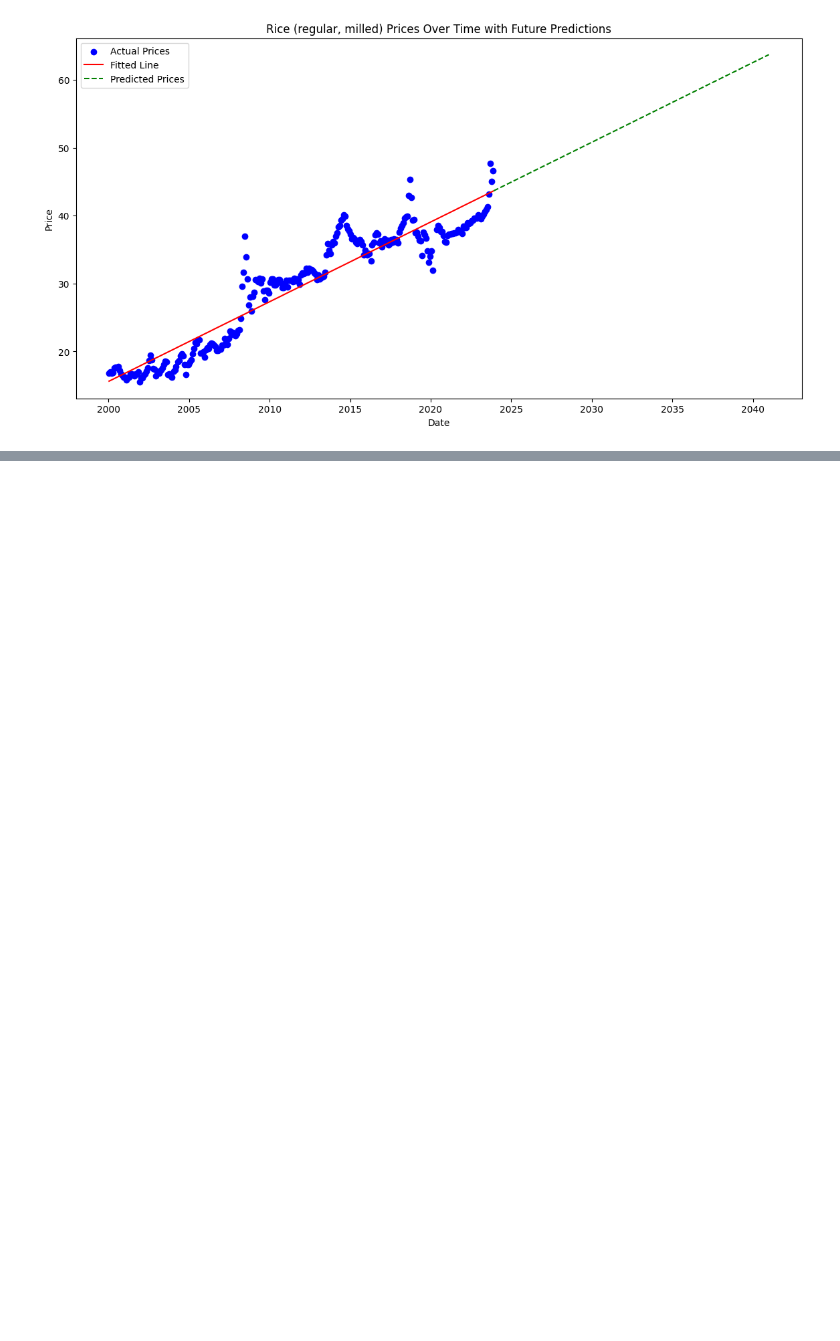
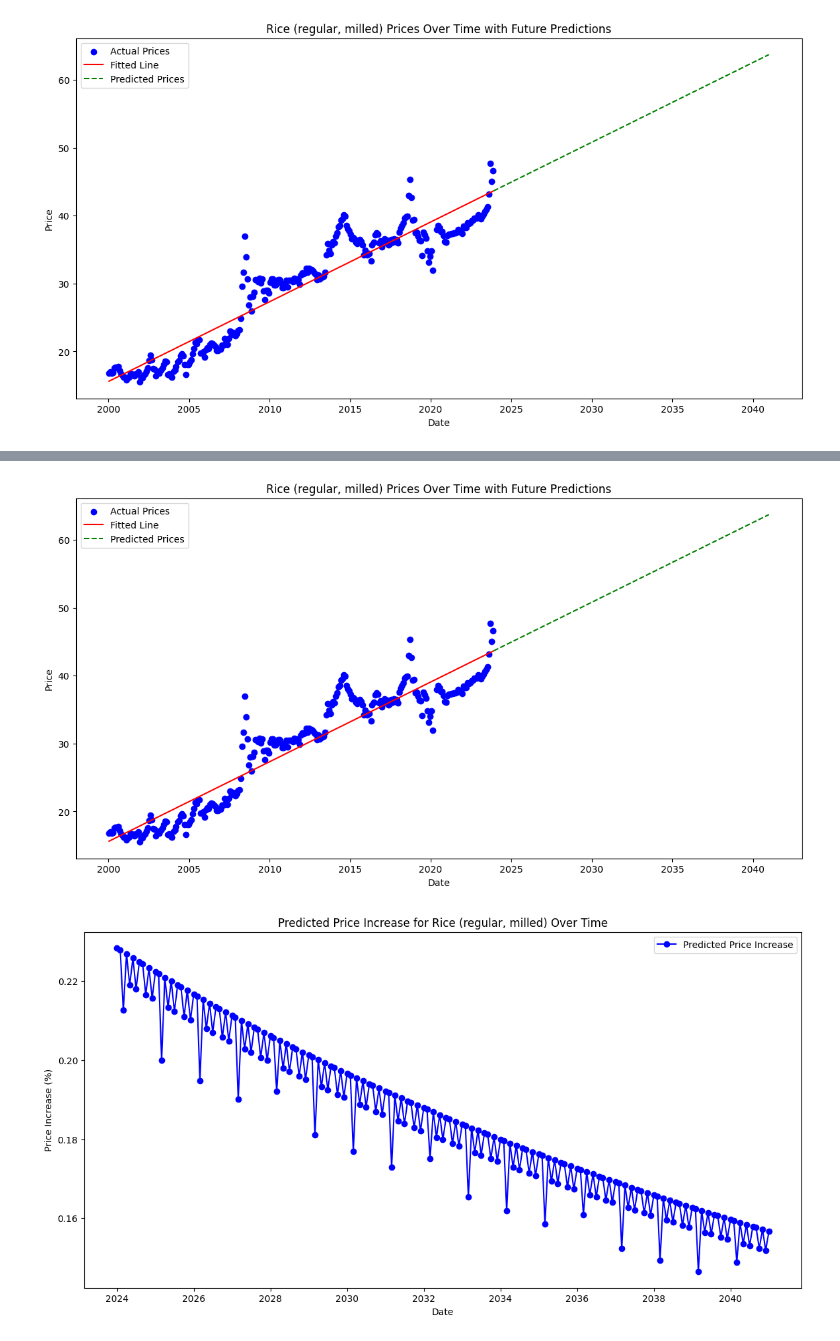
Before and after one commit to jkcte/food-data-philippines-2000-2023-per-day, a Jupyter notebook: foodDataInformation.ipynb, the cells around one changed output, grey strips where cells are left out. Cells and saved outputs as stored; diff of their text form; code cells hidden in the pictures; blank space fills up the shorter version.

```diff
--- a/foodDataInformation.ipynb
+++ b/foodDataInformation.ipynb
@@ -168,0 +230,30 @@ plt.show()
+# %%
+# Predict prices until 2040
+future_dates = pd.date_range(start=rice_prices.index[-1], end='2040-12-31', freq='M')
+future_X = np.array((future_dates - rice_prices.index[0]).days).reshape(-1, 1)
+future_y_pred = model.predict(future_X)
+
+# Plot the future predictions
+plt.figure(figsize=(14, 7))
+plt.scatter(rice_prices.index, rice_prices['Rice (regular, milled)'], color='blue', label='Actual Prices')
+plt.plot(rice_prices.index, model.predict(np.array((rice_prices.index - rice_prices.index[0]).days).reshape(-1, 1)), color='red', label='Fitted Line')
+plt.plot(future_dates, future_y_pred, color='green', linestyle='--', label='Predicted Prices')
+plt.title('Rice (regular, milled) Prices Over Time with Future Predictions')
+plt.xlabel('Date')
+plt.ylabel('Price')
+plt.legend()
+plt.show()
+# Calculate the predicted price increase
+future_price_increase = (future_y_pred[1:] - future_y_pred[:-1]) / future_y_pred[:-1] * 100
+
+# Plot the predicted price increase
+plt.figure(figsize=(14, 7))
+plt.plot(future_dates[1:], future_price_increase, marker='o', linestyle='-', color='b', label='Predicted Price Increase')
+plt.title('Predicted Price Increase for Rice (regular, milled) Over Time')
+plt.xlabel('Date')
+plt.ylabel('Price Increase (%)')
+plt.legend()
+plt.show()
+# %% [output]
+[figure, added]
+[figure, added]
```
Also changed, not shown: parts of 4 cells of this notebook.
